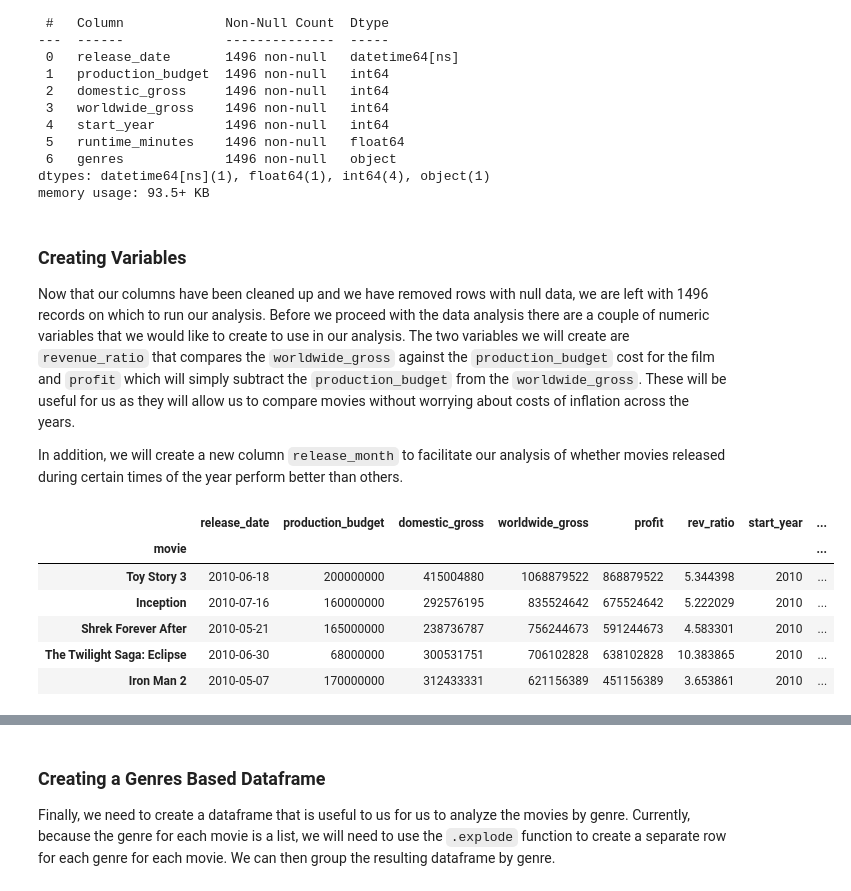
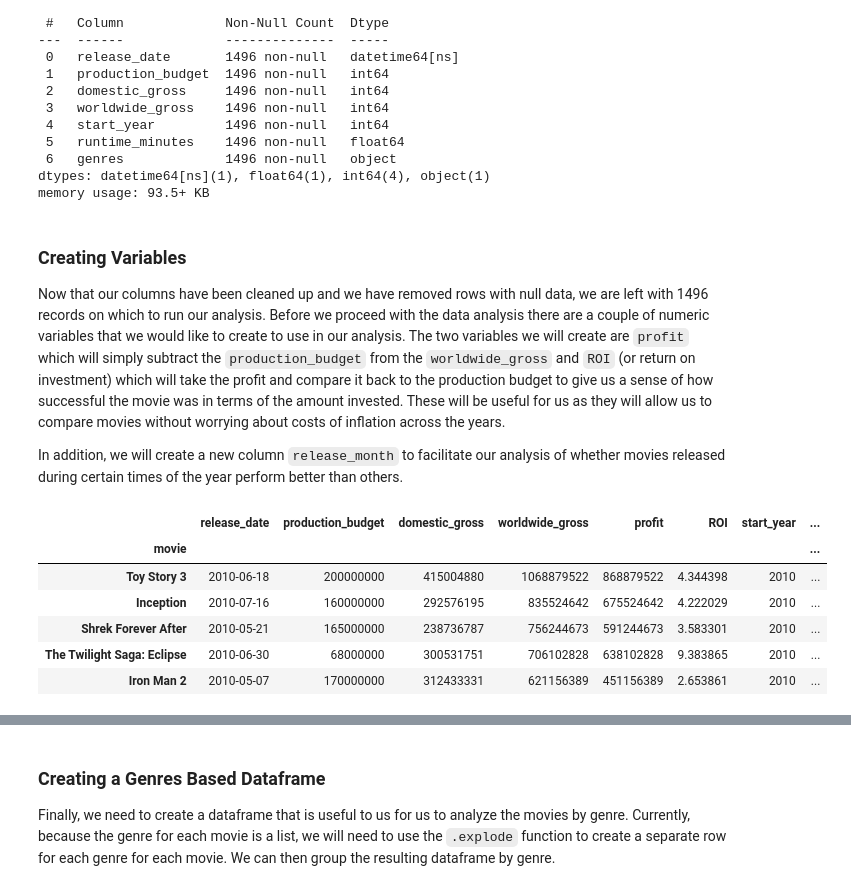
Before and after one commit to uijallen/Microsoft_Movie_Analysis, a Jupyter notebook: Microsoft_Movie_Analysis.ipynb, the cells around one changed output, grey strips where cells are left out. Cells and saved outputs as stored; diff of their text form; code cells hidden in the pictures.

Commit message:
Finished Analysis Evaluation and Conclusion

```diff
--- a/Microsoft_Movie_Analysis.ipynb
+++ b/Microsoft_Movie_Analysis.ipynb
@@ -533,28 +535,30 @@ memory usage: 93.5+ KB
 # %% [markdown]
 ### Creating Variables
 
-Now that our columns have been cleaned up and we have removed rows with null data, we are left with 1496 records on which to run our analysis.  Before we proceed with the data analysis there are a couple of numeric variables that we would like to create to use in our analysis.  The two variables we will create are `revenue_ratio` that compares the `worldwide_gross` against the `production_budget` cost for the film and `profit` which will simply subtract the `production_budget` from the `worldwide_gross`.  These will be useful for us as they will allow us to compare movies without worrying about costs of inflation across the years.
+Now that our columns have been cleaned up and we have removed rows with null data, we are left with 1496 records on which to run our analysis.  Before we proceed with the data analysis there are a couple of numeric variables that we would like to create to use in our analysis.  The two variables we will create are `profit` which will simply subtract the `production_budget` from the `worldwide_gross` and `ROI` (or return on investment) which will take the profit and compare it back to the production budget to give us a sense of how successful the movie was in terms of the amount invested.  These will be useful for us as they will allow us to compare movies without worrying about costs of inflation across the years.
 
 In addition, we will create a new column `release_month` to facilitate our analysis of whether movies released during certain times of the year perform better than others.
 # %%
-# Creating revenue_ratio and profit variables
+# Creating profit and ROI variables
 profit = (movie_df['worldwide_gross'] - movie_df['production_budget'])
-rev_ratio = (movie_df['worldwide_gross'] / movie_df['production_budget'])
+roi = ((movie_df['worldwide_gross'] - movie_df['production_budget'])
+
+       / movie_df['production_budget'])
 
 movie_df.insert(4, 'profit', profit)
-movie_df.insert(5, 'rev_ratio', rev_ratio)
+movie_df.insert(5, 'ROI', roi)
 
 # Checking to ensure the columns were correctly input and the calculations
 # worked correctly
 movie_df.head()
 # %% [output]
-|  | release_date | production_budget | domestic_gross | worldwide_gross | profit | rev_ratio | start_year | ... |
+|  | release_date | production_budget | domestic_gross | worldwide_gross | profit | ROI | start_year | ... |
 | movie |  |  |  |  |  |  |  | ... |
-| Toy Story 3 | 2010-06-18 | 200000000 | 415004880 | 1068879522 | 868879522 | 5.344398 | 2010 | ... |
-| Inception | 2010-07-16 | 160000000 | 292576195 | 835524642 | 675524642 | 5.222029 | 2010 | ... |
-| Shrek Forever After | 2010-05-21 | 165000000 | 238736787 | 756244673 | 591244673 | 4.583301 | 2010 | ... |
-| The Twilight Saga: Eclipse | 2010-06-30 | 68000000 | 300531751 | 706102828 | 638102828 | 10.383865 | 2010 | ... |
-| Iron Man 2 | 2010-05-07 | 170000000 | 312433331 | 621156389 | 451156389 | 3.653861 | 2010 | ... |
+| Toy Story 3 | 2010-06-18 | 200000000 | 415004880 | 1068879522 | 868879522 | 4.344398 | 2010 | ... |
+| Inception | 2010-07-16 | 160000000 | 292576195 | 835524642 | 675524642 | 4.222029 | 2010 | ... |
+| Shrek Forever After | 2010-05-21 | 165000000 | 238736787 | 756244673 | 591244673 | 3.583301 | 2010 | ... |
+| The Twilight Saga: Eclipse | 2010-06-30 | 68000000 | 300531751 | 706102828 | 638102828 | 9.383865 | 2010 | ... |
+| Iron Man 2 | 2010-05-07 | 170000000 | 312433331 | 621156389 | 451156389 | 2.653861 | 2010 | ... |
 # %%
 # Adding a release month to the end of the dataframe for later use
 movie_df['release_month'] = movie_df['release_date'].dt.month
```
Also changed, not shown: parts of 39 cells of this notebook.
